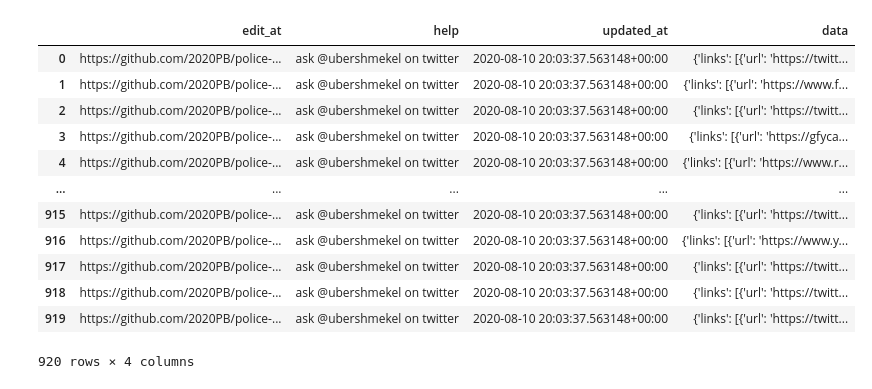
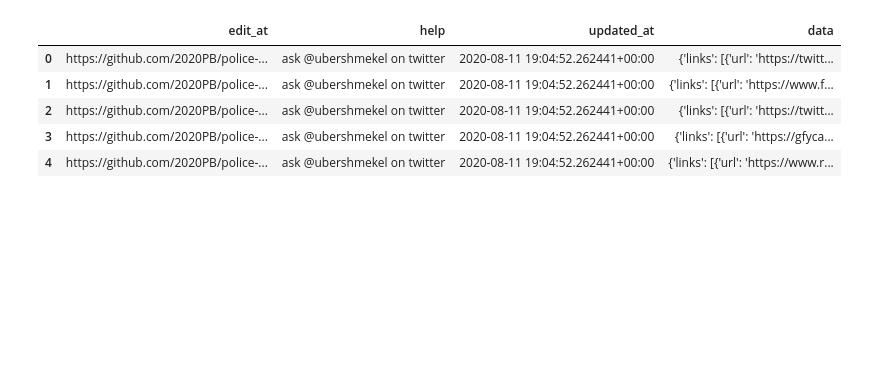
Before and after one commit to BloomTech-Labs/human-rights-first-ds-d, a Jupyter notebook: notebooks/846_API_Exploratory_Notebook.ipynb, the cells around one changed output. Cells and saved outputs as stored; diff of their text form; code cells hidden in the pictures; blank space fills up the shorter version.

```diff
--- a/notebooks/846_API_Exploratory_Notebook.ipynb
+++ b/notebooks/846_API_Exploratory_Notebook.ipynb
@@ -7,19 +8,12 @@
 link='https://raw.githubusercontent.com/2020PB/police-brutality/data_build/all-locations-v2.json'
 json = pd.read_json(link)
 # %%
-json
+json.head()
 # %% [output]
 |  | edit_at | help | updated_at | data |
-| 0 | https://github.com/2020PB/police-... | ask @ubershmekel on twitter | 2020-08-10 20:03:37.563148+00:00 | {'links': [{'url': 'https://twitt... |
-| 1 | https://github.com/2020PB/police-... | ask @ubershmekel on twitter | 2020-08-10 20:03:37.563148+00:00 | {'links': [{'url': 'https://www.f... |
-| 2 | https://github.com/2020PB/police-... | ask @ubershmekel on twitter | 2020-08-10 20:03:37.563148+00:00 | {'links': [{'url': 'https://twitt... |
-| 3 | https://github.com/2020PB/police-... | ask @ubershmekel on twitter | 2020-08-10 20:03:37.563148+00:00 | {'links': [{'url': 'https://gfyca... |
-| 4 | https://github.com/2020PB/police-... | ask @ubershmekel on twitter | 2020-08-10 20:03:37.563148+00:00 | {'links': [{'url': 'https://www.r... |
-| ... | ... | ... | ... | ... |
-| 915 | https://github.com/2020PB/police-... | ask @ubershmekel on twitter | 2020-08-10 20:03:37.563148+00:00 | {'links': [{'url': 'https://twitt... |
-| 916 | https://github.com/2020PB/police-... | ask @ubershmekel on twitter | 2020-08-10 20:03:37.563148+00:00 | {'links': [{'url': 'https://www.y... |
-| 917 | https://github.com/2020PB/police-... | ask @ubershmekel on twitter | 2020-08-10 20:03:37.563148+00:00 | {'links': [{'url': 'https://twitt... |
-| 918 | https://github.com/2020PB/police-... | ask @ubershmekel on twitter | 2020-08-10 20:03:37.563148+00:00 | {'links': [{'url': 'https://twitt... |
-| 919 | https://github.com/2020PB/police-... | ask @ubershmekel on twitter | 2020-08-10 20:03:37.563148+00:00 | {'links': [{'url': 'https://twitt... |
+| 0 | https://github.com/2020PB/police-... | ask @ubershmekel on twitter | 2020-08-11 19:04:52.262441+00:00 | {'links': [{'url': 'https://twitt... |
+| 1 | https://github.com/2020PB/police-... | ask @ubershmekel on twitter | 2020-08-11 19:04:52.262441+00:00 | {'links': [{'url': 'https://www.f... |
+| 2 | https://github.com/2020PB/police-... | ask @ubershmekel on twitter | 2020-08-11 19:04:52.262441+00:00 | {'links': [{'url': 'https://twitt... |
+| 3 | https://github.com/2020PB/police-... | ask @ubershmekel on twitter | 2020-08-11 19:04:52.262441+00:00 | {'links': [{'url': 'https://gfyca... |
+| 4 | https://github.com/2020PB/police-... | ask @ubershmekel on twitter | 2020-08-11 19:04:52.262441+00:00 | {'links': [{'url': 'https://www.r... |
-920 rows × 4 columns
 # %%
```
Also changed, not shown: parts of 15 cells of this notebook.
